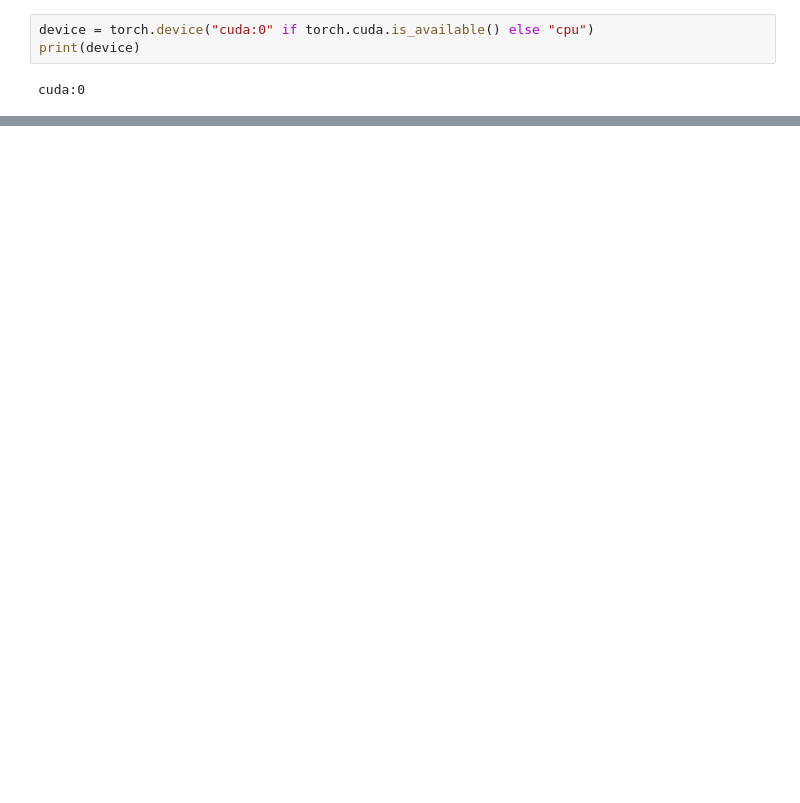
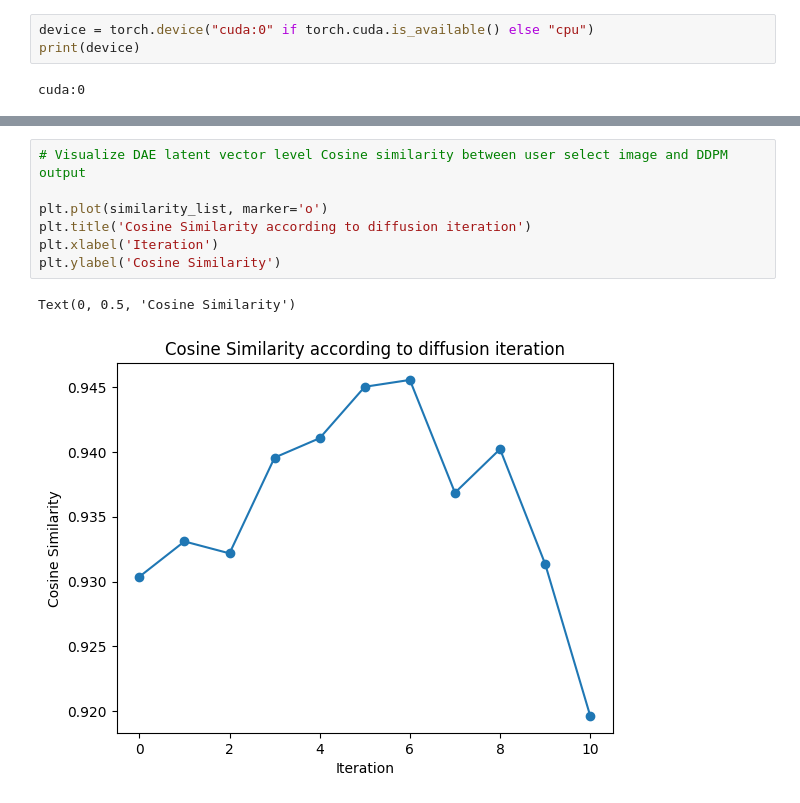
Before and after one commit to rosanzheng/fashion_recommender, a Jupyter notebook: FashionMNIST_DDPM.ipynb, the cells around one changed output, grey strips where cells are left out. Drawn from its saved outputs; the diff is of its cells as text; blank space fills up the shorter version.

```diff
--- a/FashionMNIST_DDPM.ipynb
+++ b/FashionMNIST_DDPM.ipynb
@@ -1097,0 +312,10 @@ Euclidian distance : 6.609964370727539
+# %%
+# Visualize DAE latent vector level Cosine similarity between user select image and DDPM output
+
+plt.plot(similarity_list, marker='o')
+plt.title('Cosine Similarity according to diffusion iteration')
+plt.xlabel('Iteration')
+plt.ylabel('Cosine Similarity')
+# %% [output]
+Text(0, 0.5, 'Cosine Similarity')
+[figure, added]
```
Also changed, not shown: parts of 112 cells of this notebook, 14 other files.
